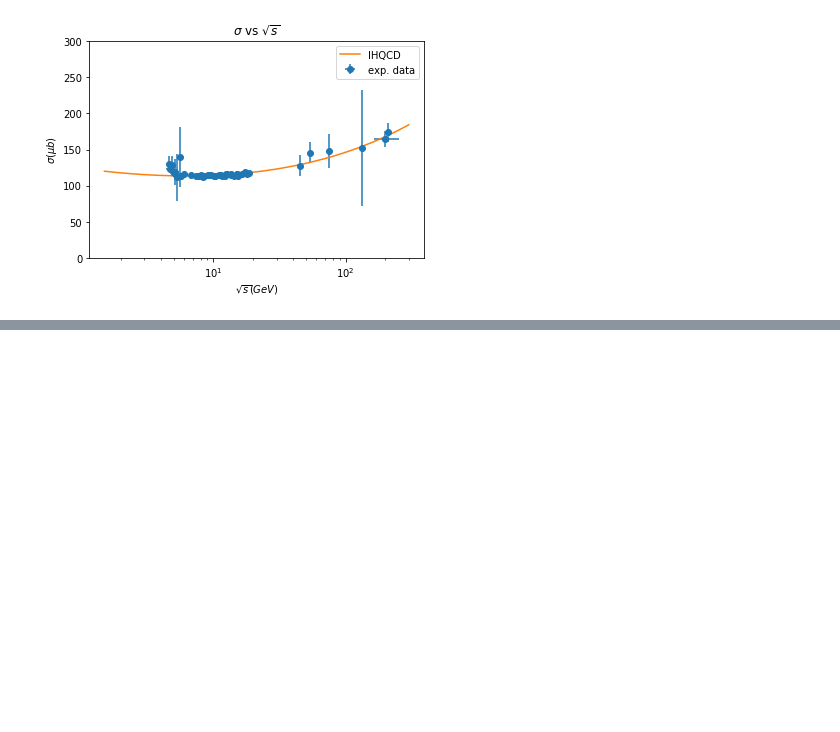
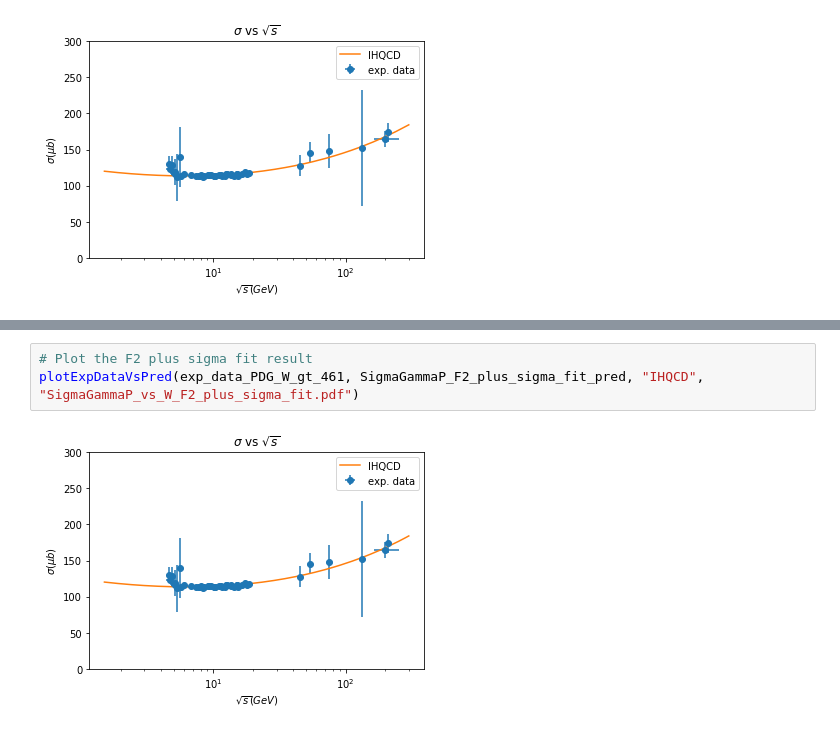
Before and after one commit to artur-amorim/gggpScatteringIHQCD, a Jupyter notebook: plots/SigmaGammaP/plotSigmaGammaP.ipynb, the cells around one changed output, grey strips where cells are left out. Saved outputs shown, nothing was run; the diff lists cells and outputs as text; blank space fills up the shorter version.

```diff
--- a/plots/SigmaGammaP/plotSigmaGammaP.ipynb
+++ b/plots/SigmaGammaP/plotSigmaGammaP.ipynb
@@ -37,0 +46,5 @@ plotExpDataVsPred(exp_data_PDG_W_gt_461, SigmaGammaP_pred, "IHQCD", "SigmaGammaP
+# %%
+# Plot the F2 plus sigma fit result
+plotExpDataVsPred(exp_data_PDG_W_gt_461, SigmaGammaP_F2_plus_sigma_fit_pred, "IHQCD", "SigmaGammaP_vs_W_F2_plus_sigma_fit.pdf")
+# %% [output]
+[figure, added]
```
Also changed, not shown: parts of 3 cells of this notebook, 14 other files.
